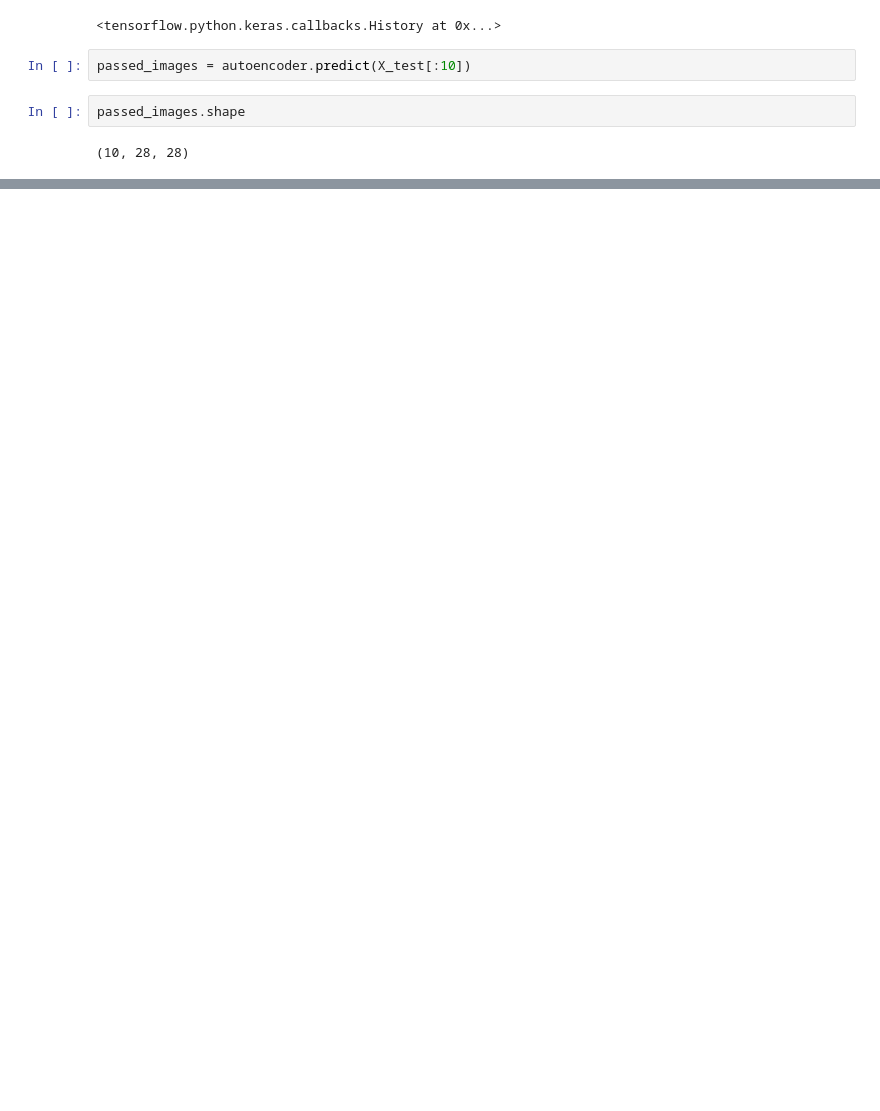
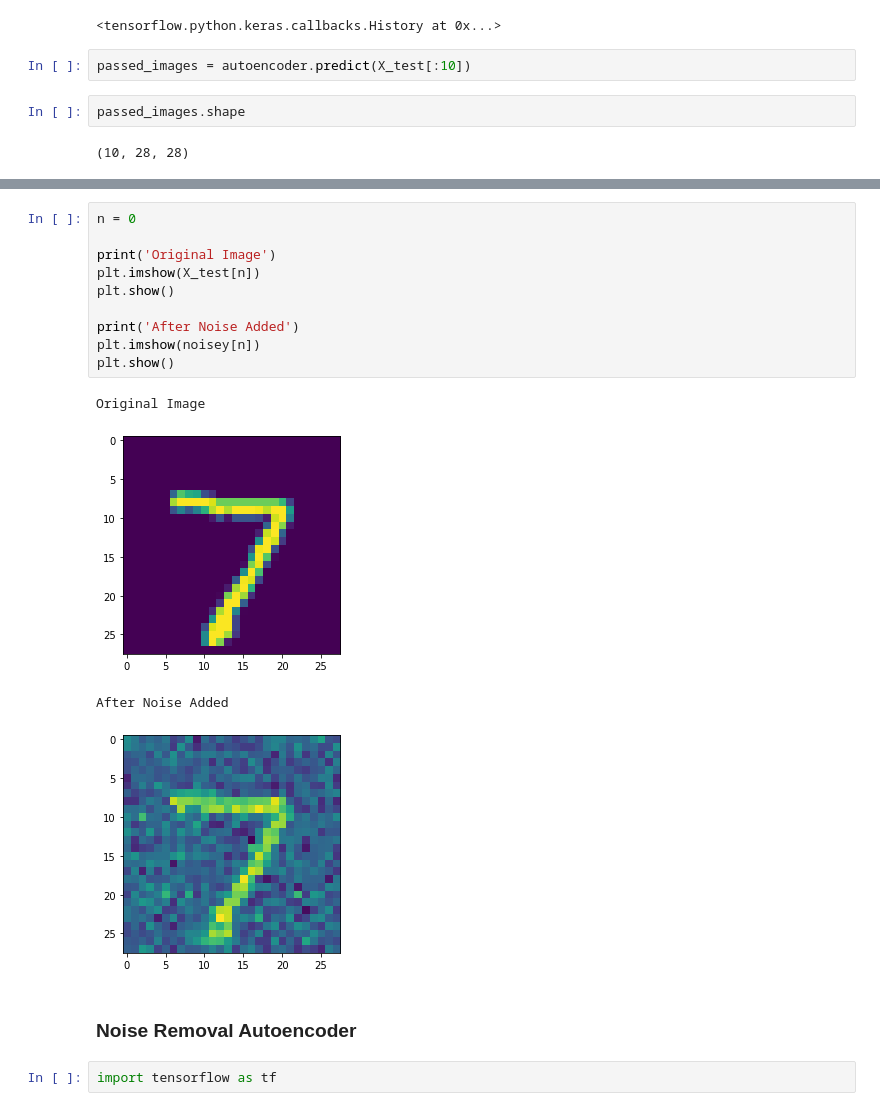
Before and after one commit to rooneyrulz/mnist-autoencoder, a Jupyter notebook: Classification.ipynb, the cells around one changed output, grey strips where cells are left out. Saved outputs shown, nothing was run; the diff lists cells and outputs as text; blank space fills up the shorter version.

```diff
--- a/Classification.ipynb
+++ b/Classification.ipynb
@@ -101,0 +120,19 @@ After Autoencoded Image
+# %%
+n = 0
+
+print('Original Image')
+plt.imshow(X_test[n])
+plt.show()
+
+print('After Noise Added')
+plt.imshow(noisey[n])
+plt.show()
+# %% [output]
+Original Image
+[figure, added]
+After Noise Added
+[figure, added]
+# %% [markdown]
+### Noise Removal Autoencoder
+# %%
+import tensorflow as tf
```
Also changed, not shown: parts of 14 cells of this notebook.
